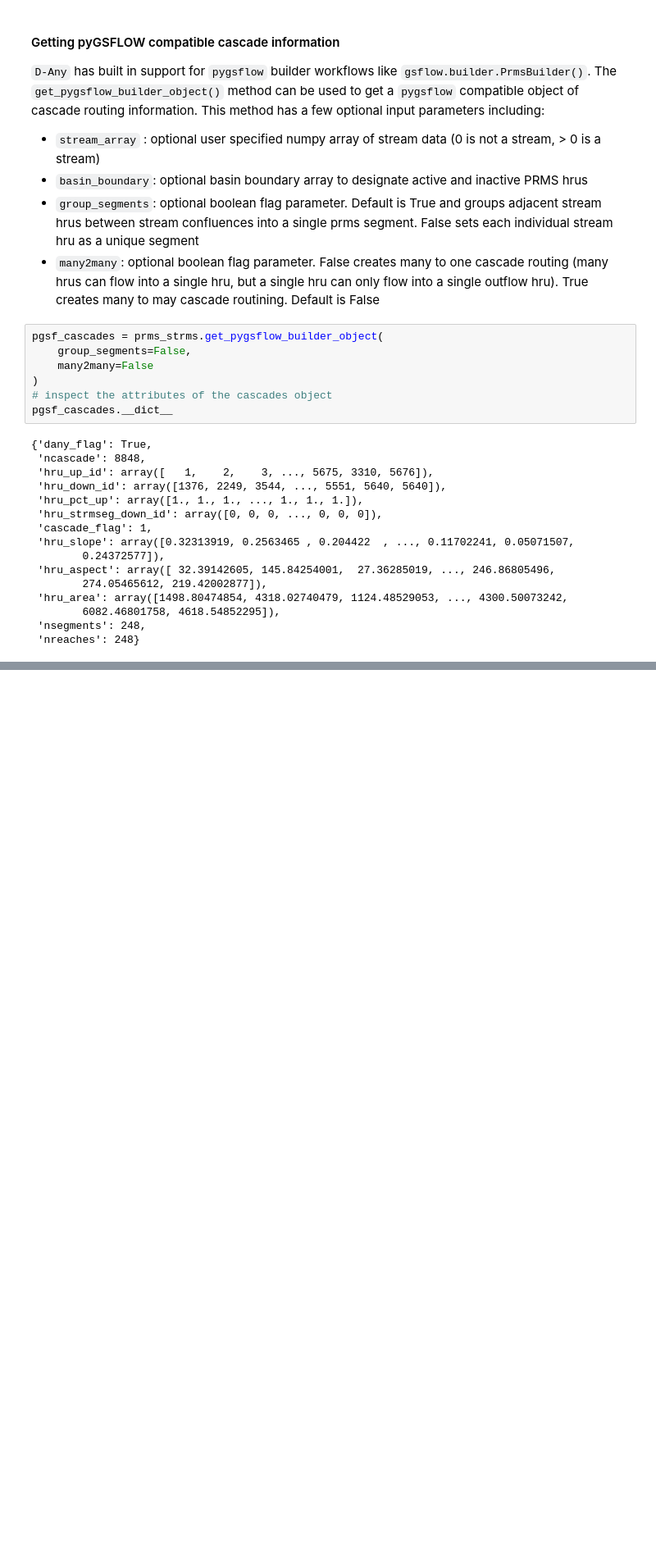
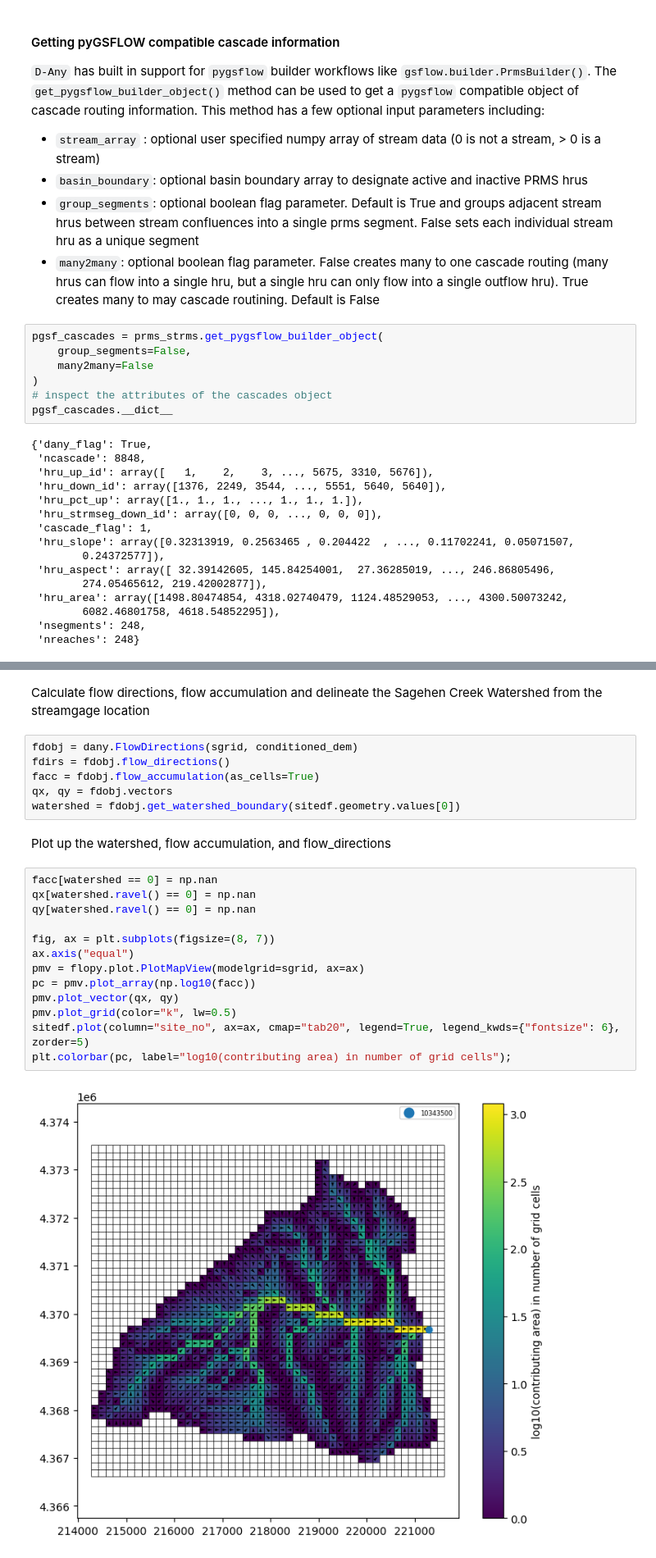
Before and after one commit to jlarsen-usgs/dany, a Jupyter notebook: examples/Generating_stream_networks.ipynb, the cells around one changed output, grey strips where cells are left out. Shown at 82% size. Cells and saved outputs as stored; diff of their text form; blank space fills up the shorter version.

Commit message:
Begin adding MF2005/NWT example stream network workflow

```diff
--- a/examples/Generating_stream_networks.ipynb
+++ b/examples/Generating_stream_networks.ipynb
@@ -334,0 +390,25 @@ pgsf_cascades.__dict__
+# %% [markdown]
+Calculate flow directions, flow accumulation and delineate the Sagehen Creek Watershed from the streamgage location
+# %%
+fdobj = dany.FlowDirections(sgrid, conditioned_dem)
+fdirs = fdobj.flow_directions()
+facc = fdobj.flow_accumulation(as_cells=True)
+qx, qy = fdobj.vectors
+watershed = fdobj.get_watershed_boundary(sitedf.geometry.values[0])
+# %% [markdown]
+Plot up the watershed, flow accumulation, and flow_directions
+# %%
+facc[watershed == 0] = np.nan
+qx[watershed.ravel() == 0] = np.nan
+qy[watershed.ravel() == 0] = np.nan
+
+fig, ax = plt.subplots(figsize=(8, 7))
+ax.axis("equal")
+pmv = flopy.plot.PlotMapView(modelgrid=sgrid, ax=ax)
+pc = pmv.plot_array(np.log10(facc))
+pmv.plot_vector(qx, qy)
+pmv.plot_grid(color="k", lw=0.5)
+sitedf.plot(column="site_no", ax=ax, cmap="tab20", legend=True, legend_kwds={"fontsize": 6}, zorder=5)
+plt.colorbar(pc, label="log10(contributing area) in number of grid cells");
+# %% [output]
+[figure, added]
```
Also changed, not shown: parts of 7 cells of this notebook.
